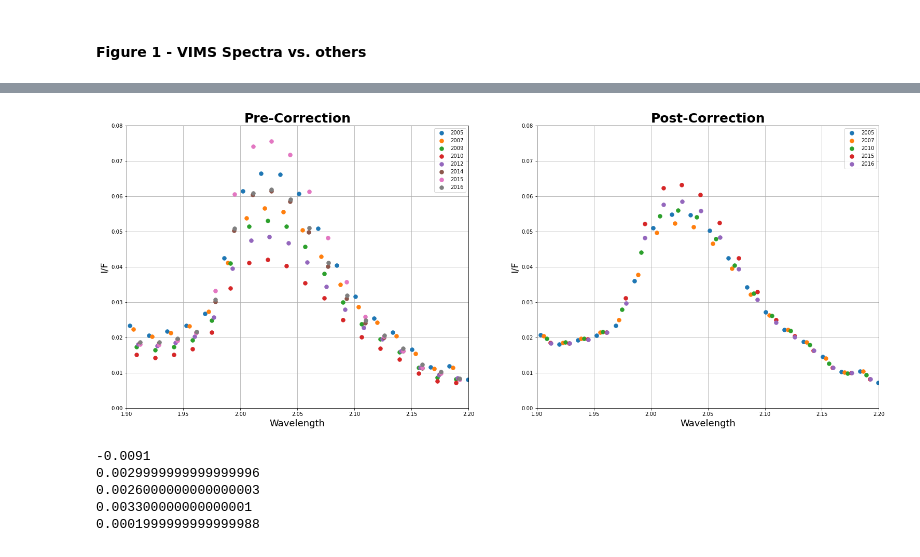
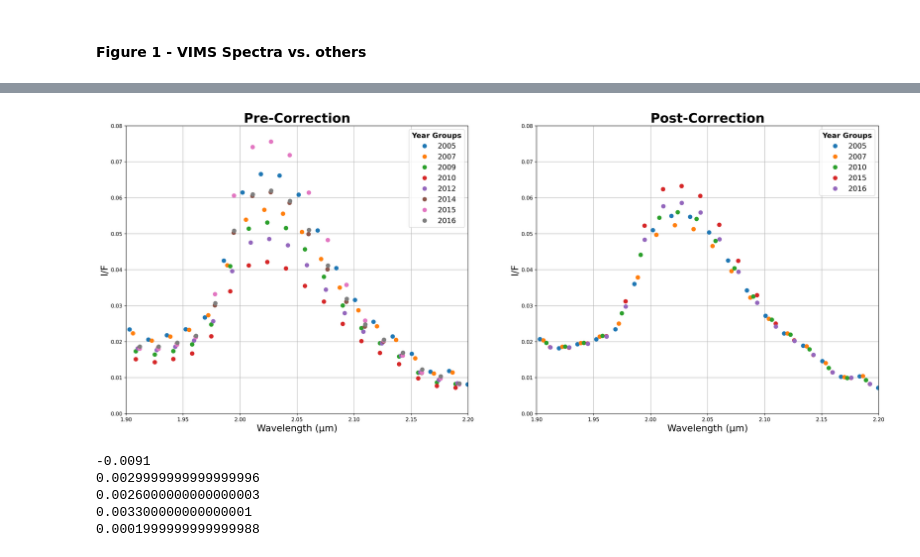
Before and after one commit to lucaslibshutz/spectralResearch, a Jupyter notebook: results_1.ipynb, the cells around one changed output, grey strips where cells are left out. Cells and saved outputs as stored; diff of their text form; code cells hidden in the pictures.

Commit message:
further figure edits

```diff
--- a/results_1.ipynb
+++ b/results_1.ipynb
@@ -300,28 +300,29 @@ plt.show()
 # %%
 %matplotlib inline
-fig,axs = plt.subplots(1,2,figsize=(26,10),facecolor='white')
+fig,axs = plt.subplots(1,2,figsize=(26,10),facecolor='white',dpi=250)
 for i in range(len(orig_avgs)):
     axs[0].plot(vims_wave+orig_shifts[i],orig_avgs[i],'.',label=orig_years[i],markersize=15)
 axs[0].set_title('Pre-Correction',fontsize=25,fontweight='bold')
-axs[0].set_xlabel('Wavelength',fontsize=18)
+axs[0].set_xlabel('Wavelength (µm)',fontsize=18)
 axs[0].set_ylabel('I/F',fontsize=18)
 axs[0].grid()
-axs[0].legend()
+legend0 = axs[0].legend(prop={'size':14}).set_title('Year Groups',prop={'size':14,'weight':'bold'})
 axs[0].set_xlim([1.9,2.2])
 axs[0].set_ylim([0,0.08])
 
 for i in range(len(avg_spectra)):
     axs[1].plot(vims_wave+wave_shifts[i,1],avg_spectra[i],'.',label=year_list[i],markersize=15)
 axs[1].set_title('Post-Correction',fontsize=25,fontweight='bold')
-axs[1].set_xlabel('Wavelength',fontsize=18)
+axs[1].set_xlabel('Wavelength (µm)',fontsize=18)
 axs[1].set_ylabel('I/F',fontsize=18)
 axs[1].grid()
-axs[1].legend()
+axs[1].legend(prop={'size':14}).set_title('Year Groups',prop={'size':14,'weight':'bold'})
 axs[1].set_xlim([1.9,2.2])
 axs[1].set_ylim([0,0.08])
+plt.savefig('C:\\Users\\lucas\\Downloads\\corFig.png',bbox_inches='tight')
 plt.show()
 # %% [output]
-[figure, old version]
+[figure, new version]
 # %%
 %matplotlib inline
 
```
Also changed, not shown: parts of 1 cell of this notebook.
